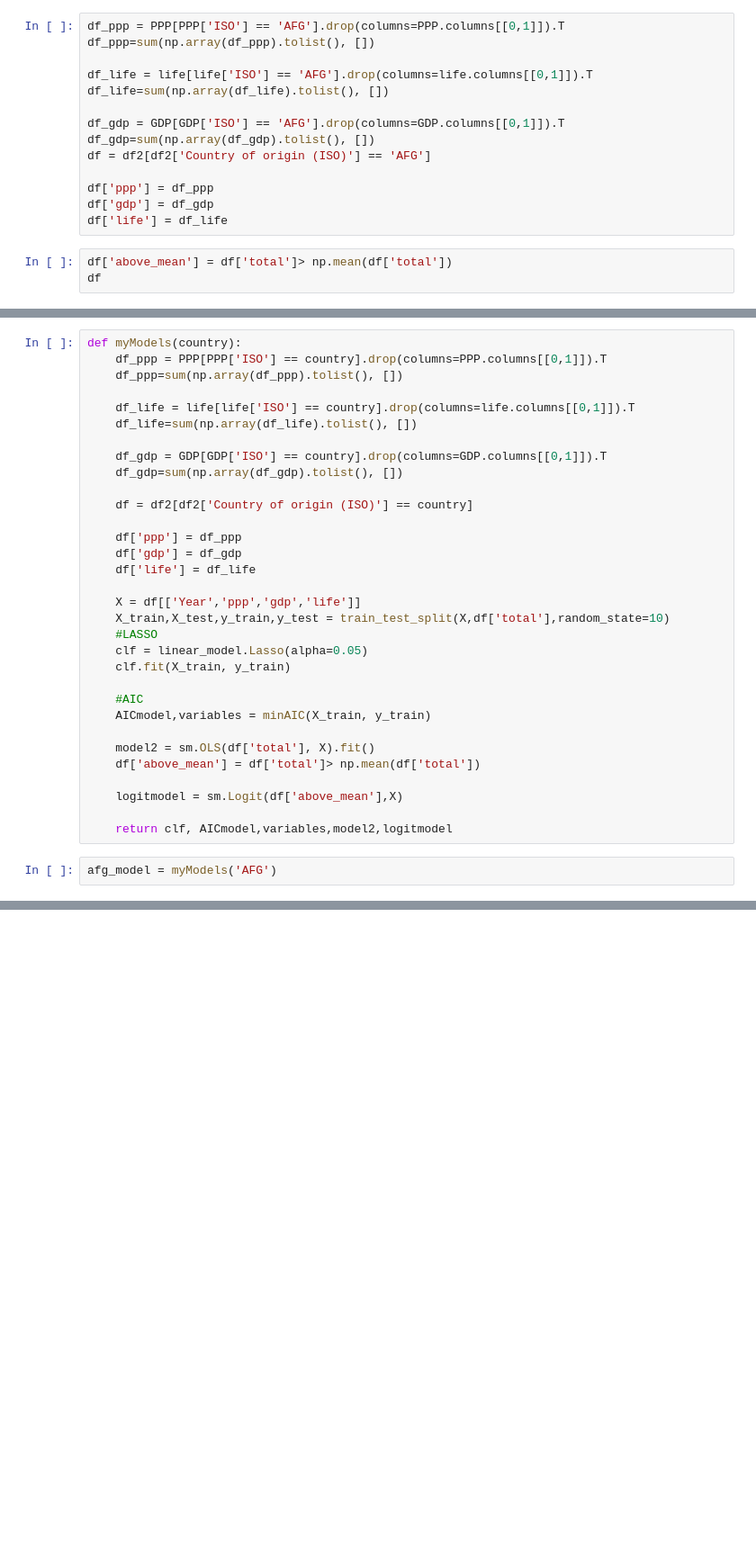
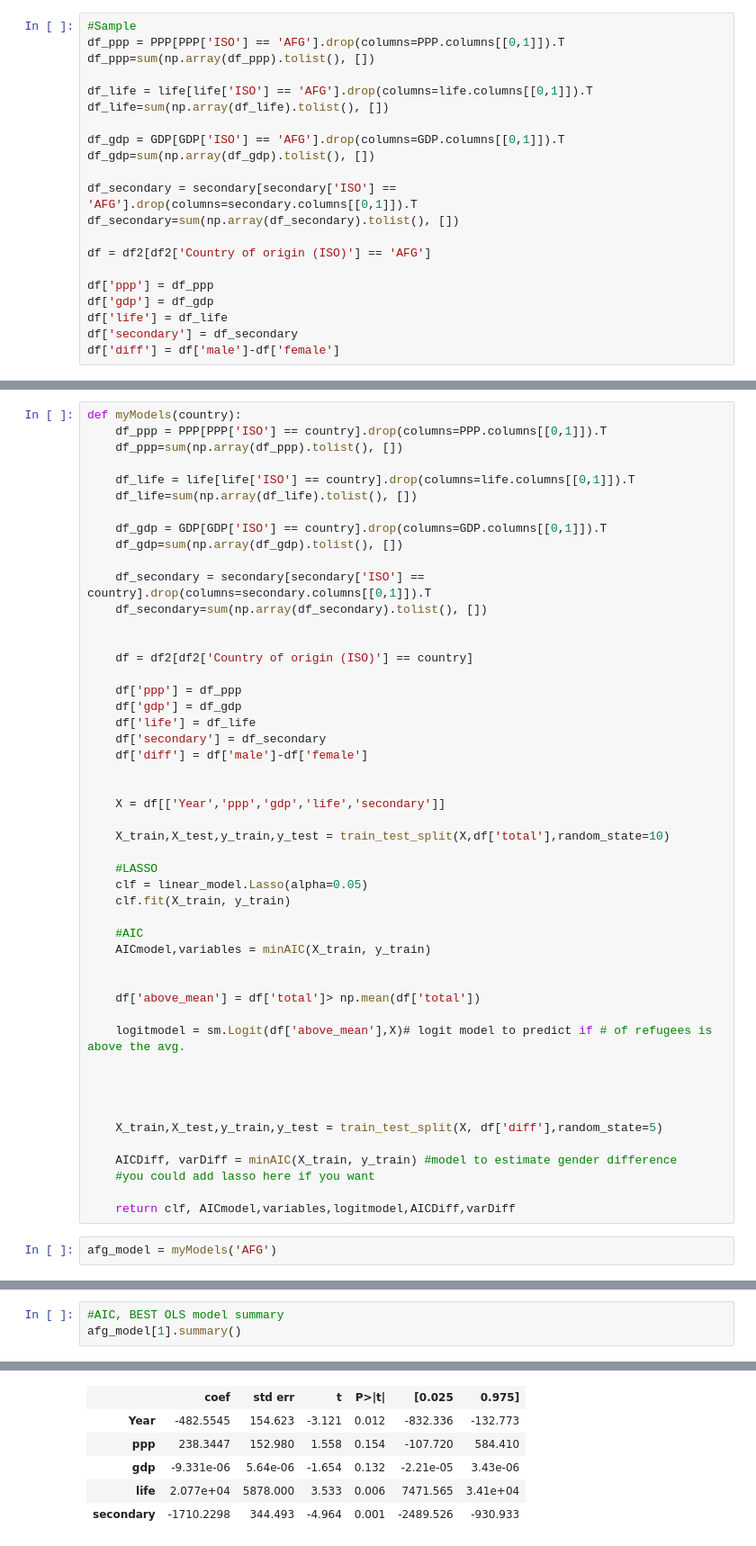
Before and after one commit to yjbae99/orie3120project, a Jupyter notebook: Methods/Untitled.ipynb, the cells around one changed output, grey strips where cells are left out. Shown: that part at 90% size. Cells and saved outputs as stored; diff of their text form; blank space fills up the shorter version.

```diff
--- a/Methods/Untitled.ipynb
+++ b/Methods/Untitled.ipynb
@@ -126,4 +123,5 @@ sum(df_ppp.tolist(), [])
 # %%
+#Sample
 df_ppp = PPP[PPP['ISO'] == 'AFG'].drop(columns=PPP.columns[[0,1]]).T
 df_ppp=sum(np.array(df_ppp).tolist(), [])
 
@@ -132,11 +130,14 @@ df_life=sum(np.array(df_life).tolist(), [])
 
 df_gdp = GDP[GDP['ISO'] == 'AFG'].drop(columns=GDP.columns[[0,1]]).T
 df_gdp=sum(np.array(df_gdp).tolist(), [])
+
+df_secondary = secondary[secondary['ISO'] == 'AFG'].drop(columns=secondary.columns[[0,1]]).T
+df_secondary=sum(np.array(df_secondary).tolist(), [])
+
 df = df2[df2['Country of origin (ISO)'] == 'AFG']
 
 df['ppp'] = df_ppp
 df['gdp'] = df_gdp
 df['life'] = df_life
+df['secondary'] = df_secondary
+df['diff'] = df['male']-df['female']
-# %%
-df['above_mean'] = df['total']> np.mean(df['total'])
-df
@@ -169,14 +172,23 @@ def myModels(country):
     df_gdp = GDP[GDP['ISO'] == country].drop(columns=GDP.columns[[0,1]]).T
     df_gdp=sum(np.array(df_gdp).tolist(), [])
 
+    df_secondary = secondary[secondary['ISO'] == country].drop(columns=secondary.columns[[0,1]]).T
+    df_secondary=sum(np.array(df_secondary).tolist(), [])
+
+
     df = df2[df2['Country of origin (ISO)'] == country]
 
     df['ppp'] = df_ppp
     df['gdp'] = df_gdp
     df['life'] = df_life
+    df['secondary'] = df_secondary
+    df['diff'] = df['male']-df['female']
 
-    X = df[['Year','ppp','gdp','life']]
+
+    X = df[['Year','ppp','gdp','life','secondary']]
+
     X_train,X_test,y_train,y_test = train_test_split(X,df['total'],random_state=10)
+
     #LASSO
     clf = linear_model.Lasso(alpha=0.05)
     clf.fit(X_train, y_train)
@@ -184,12 +196,20 @@ def myModels(country):
     #AIC
     AICmodel,variables = minAIC(X_train, y_train)
 
-    model2 = sm.OLS(df['total'], X).fit()
+
     df['above_mean'] = df['total']> np.mean(df['total'])
 
-    logitmodel = sm.Logit(df['above_mean'],X)
+    logitmodel = sm.Logit(df['above_mean'],X)# logit model to predict if # of refugees is above the avg.
 
-    return clf, AICmodel,variables,model2,logitmodel
+
+
+
+    X_train,X_test,y_train,y_test = train_test_split(X, df['diff'],random_state=5)
+
+    AICDiff, varDiff = minAIC(X_train, y_train) #model to estimate gender difference
+    #you could add lasso here if you want
+
+    return clf, AICmodel,variables,logitmodel,AICDiff,varDiff
 # %%
 afg_model = myModels('AFG')
 # %%
@@ -247,0 +232,4 @@ sm.qqplot(resid, line='45');
+# %%
+#AIC, BEST OLS model summary
+afg_model[1].summary()
+# %% [output]
@@ -247,0 +246,6 @@ sm.qqplot(resid, line='45');
+|  | coef | std err | t | P>|t| | [0.025 | 0.975] |
+| Year | -482.5545 | 154.623 | -3.121 | 0.012 | -832.336 | -132.773 |
+| ppp | 238.3447 | 152.980 | 1.558 | 0.154 | -107.720 | 584.410 |
+| gdp | -9.331e-06 | 5.64e-06 | -1.654 | 0.132 | -2.21e-05 | 3.43e-06 |
+| life | 2.077e+04 | 5878.000 | 3.533 | 0.006 | 7471.565 | 3.41e+04 |
+| secondary | -1710.2298 | 344.493 | -4.964 | 0.001 | -2489.526 | -930.933 |
```
Also changed, not shown: parts of 23 cells of this notebook, 1 other file.
